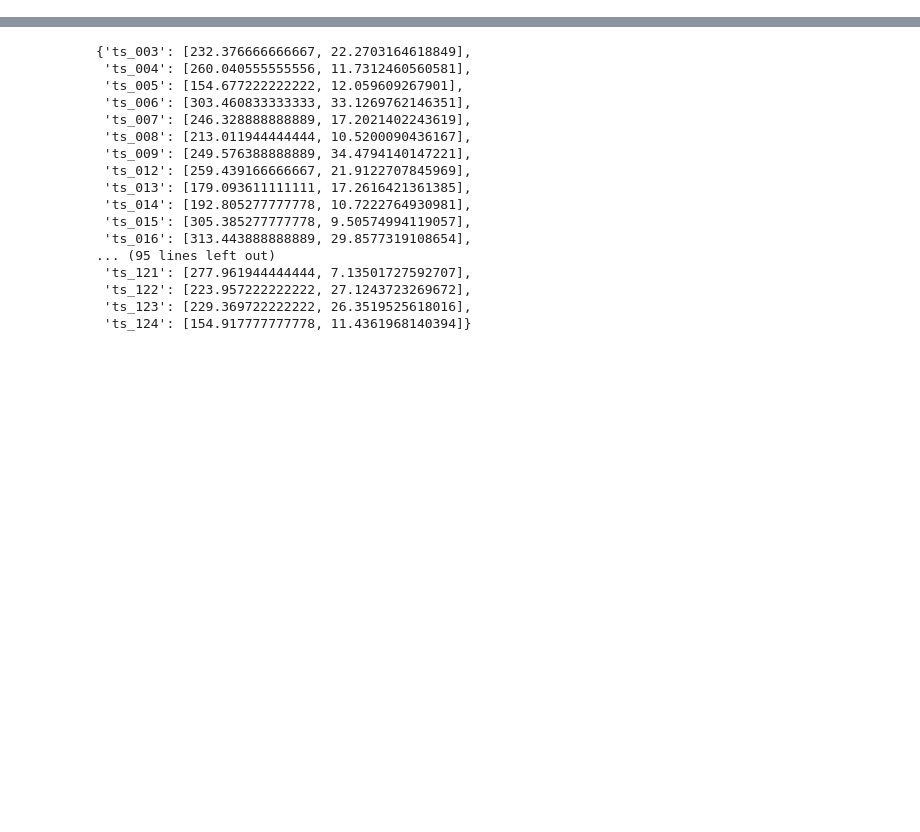
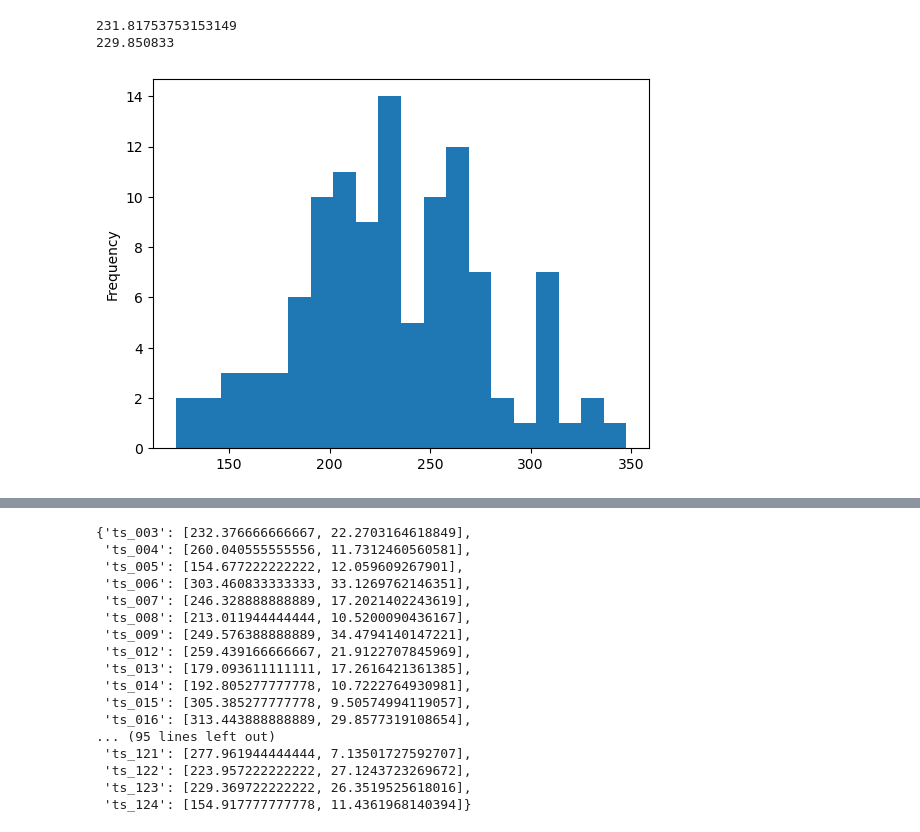
Before and after one commit to dmichalak/sta-pipeline, a Jupyter notebook: analysis_scripts/tomo_thicknesses_to_star.ipynb, the cells around one changed output, grey strips where cells are left out. Cells and saved outputs as stored; diff of their text form; code cells hidden in the pictures; blank space fills up the shorter version.

```diff
--- a/analysis_scripts/tomo_thicknesses_to_star.ipynb
+++ b/analysis_scripts/tomo_thicknesses_to_star.ipynb
@@ -6,6 +6,15 @@ import numpy as np
 import pandas as pd
 
 import starfile
+# %%
+tomogram_thicknesses_star = starfile.read("/home/michalakdj/working/tomogram_thicknesses.star")
+tomogram_thicknesses_star["TomoThicknessNm"].plot.hist(bins=20)
+print(tomogram_thicknesses_star["TomoThicknessNm"].mean())
+print(tomogram_thicknesses_star["TomoThicknessNm"].median())
+# %% [output]
+231.81753753153149
+229.850833
+[figure, added]
 # %%
 tomos = pd.read_csv('~/working/AAA1_tomos.csv', header=None)
 thickness_nm = pd.read_csv('~/working/AAA1_thickness_nm.csv', header=None, dtype=float)
```
Also changed, not shown: parts of 1 cell of this notebook, 5 other files.
